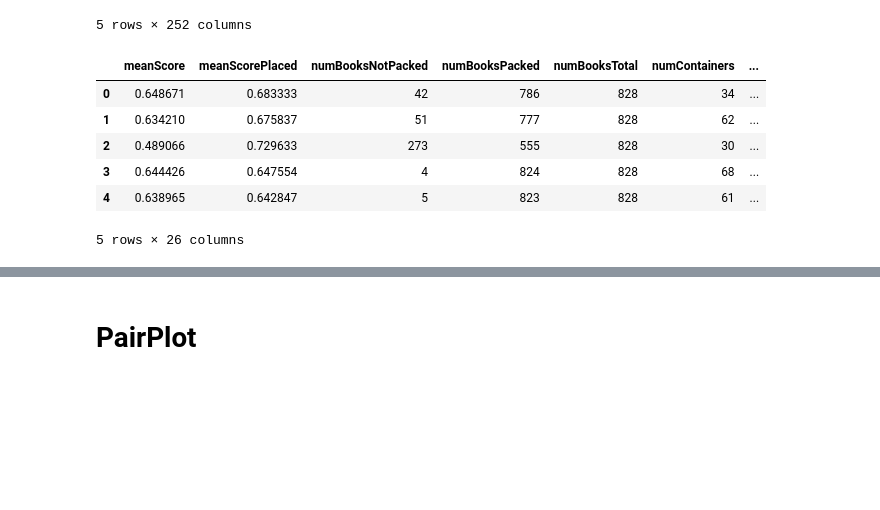
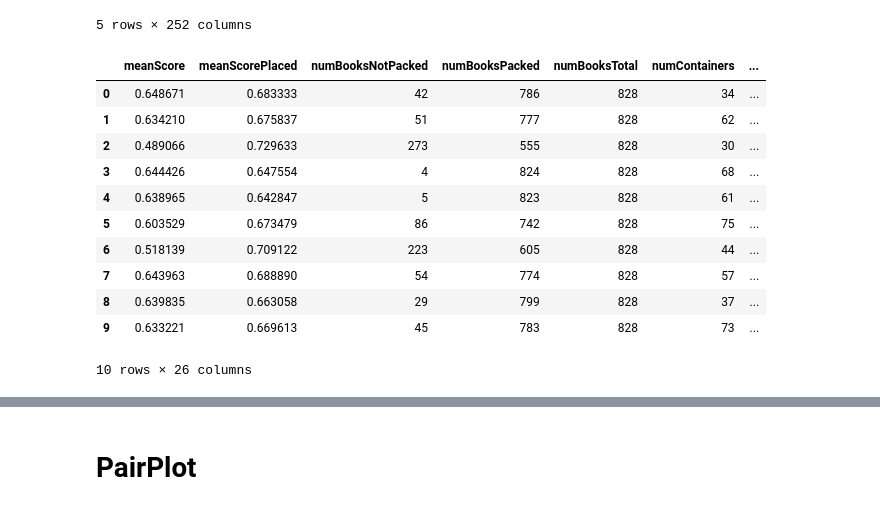
Before and after one commit to thomascorrie/LibraryProject, a Jupyter notebook: Jupyter/FurtherLibrary_2_Analysis.ipynb, the cells around one changed output, grey strips where cells are left out. Saved outputs shown, nothing was run; the diff lists cells and outputs as text; code cells hidden in the pictures; blank space fills up the shorter version.

```diff
--- a/Jupyter/FurtherLibrary_2_Analysis.ipynb
+++ b/Jupyter/FurtherLibrary_2_Analysis.ipynb
@@ -135,13 +134,18 @@ dfShelves.head()
 | 4 | 1 | 0 | 0 | 1 | 0 | 0 | 0 | 0 | 1 | 1 | ... | ... |
 5 rows × 252 columns
 # %%
-dfResults.select_dtypes(['number']).head(5)
+dfResults.select_dtypes(['number']).head(10)
 # %% [output]
 |  | meanScore | meanScorePlaced | numBooksNotPacked | numBooksPacked | numBooksTotal | numContainers | ... |
 | 0 | 0.648671 | 0.683333 | 42 | 786 | 828 | 34 | ... |
 | 1 | 0.634210 | 0.675837 | 51 | 777 | 828 | 62 | ... |
 | 2 | 0.489066 | 0.729633 | 273 | 555 | 828 | 30 | ... |
 | 3 | 0.644426 | 0.647554 | 4 | 824 | 828 | 68 | ... |
 | 4 | 0.638965 | 0.642847 | 5 | 823 | 828 | 61 | ... |
+| 5 | 0.603529 | 0.673479 | 86 | 742 | 828 | 75 | ... |
+| 6 | 0.518139 | 0.709122 | 223 | 605 | 828 | 44 | ... |
+| 7 | 0.643963 | 0.688890 | 54 | 774 | 828 | 57 | ... |
+| 8 | 0.639835 | 0.663058 | 29 | 799 | 828 | 37 | ... |
+| 9 | 0.633221 | 0.669613 | 45 | 783 | 828 | 73 | ... |
-5 rows × 26 columns
+10 rows × 26 columns
 # %%
```
Also changed, not shown: parts of 9 cells of this notebook, 15 other files.
